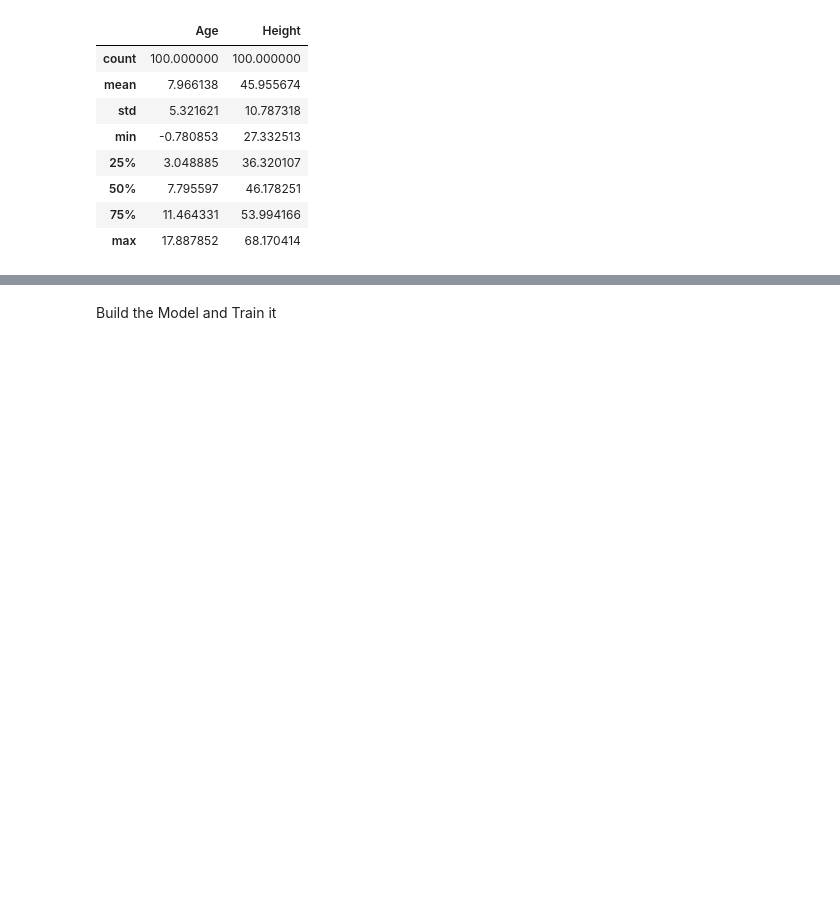
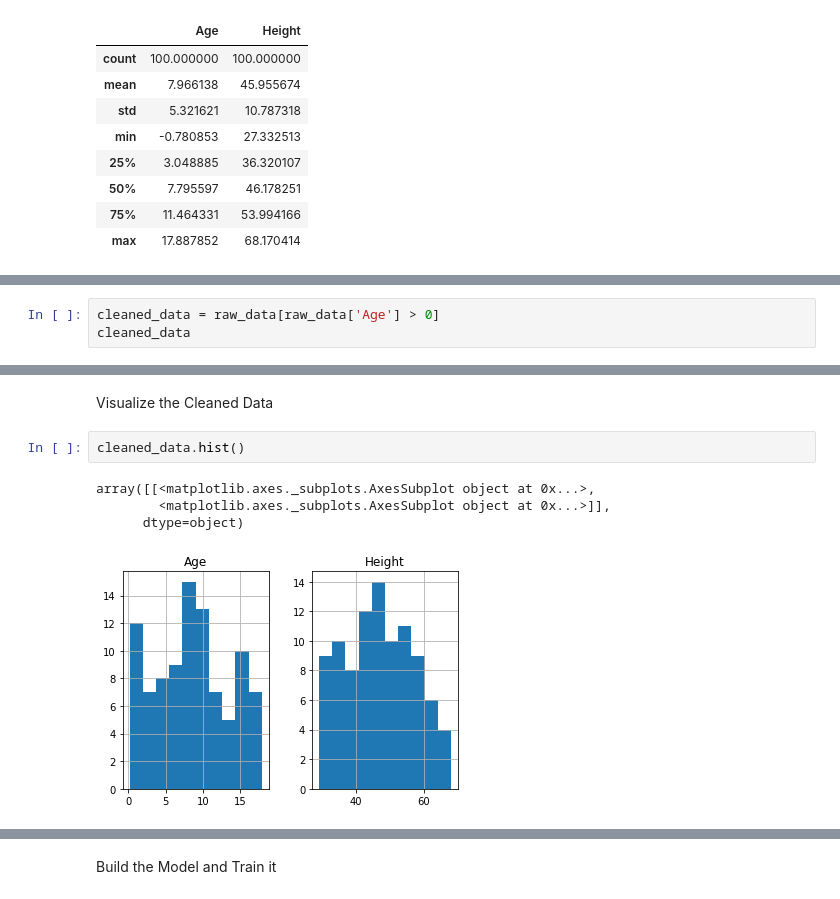
Before and after one commit to nishatfarzana86/Electricity-Billing-System, a Jupyter notebook: Nishat's_First_ML_Project_Simple_Linear_Regression.ipynb, the cells around one changed output, grey strips where cells are left out. Cells and saved outputs as stored; diff of their text form; blank space fills up the shorter version.

```diff
--- a/Nishat's_First_ML_Project_Simple_Linear_Regression.ipynb
+++ b/Nishat's_First_ML_Project_Simple_Linear_Regression.ipynb
@@ -61,0 +64,3 @@ raw_data.describe()
+# %%
+cleaned_data = raw_data[raw_data['Age'] > 0]
+cleaned_data
@@ -61,0 +93,9 @@ raw_data.describe()
+# %% [markdown]
+Visualize the Cleaned Data
+# %%
+cleaned_data.hist()
+# %% [output]
+array([[<matplotlib.axes._subplots.AxesSubplot object at 0x...>,
+        <matplotlib.axes._subplots.AxesSubplot object at 0x...>]],
+      dtype=object)
+[figure, added]
```
Also changed, not shown: parts of 4 cells of this notebook.
